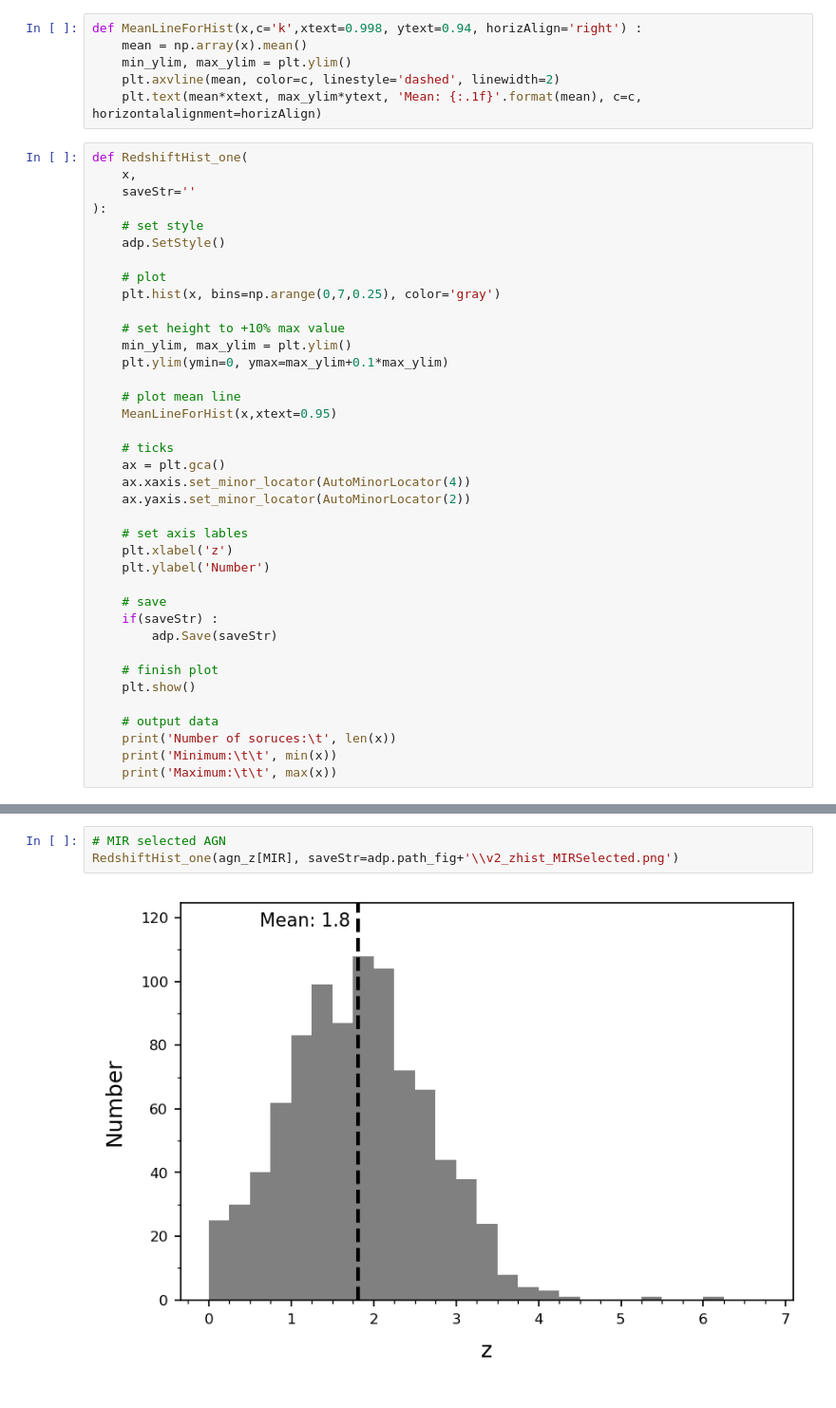
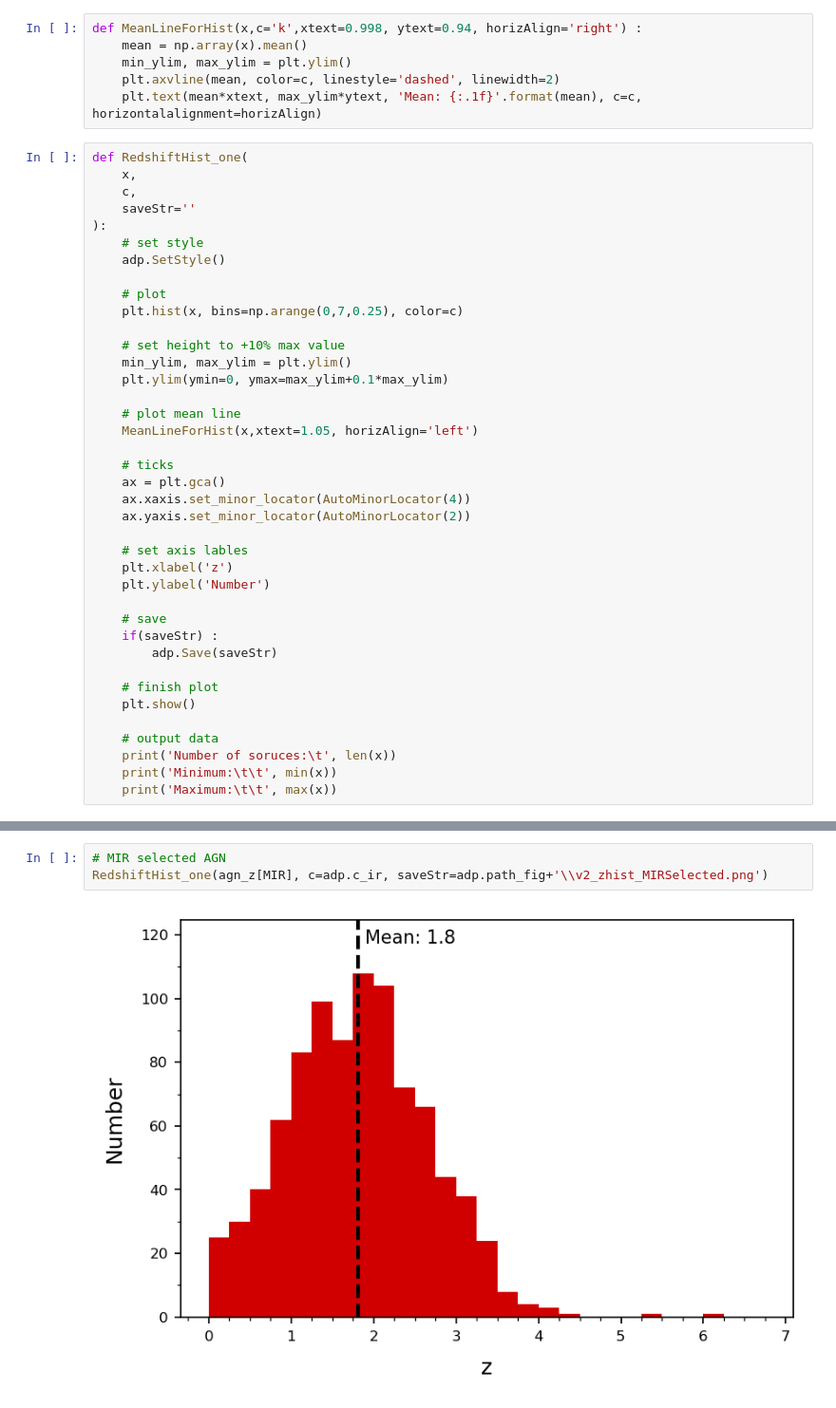
Before and after one commit to parallax-xallaraq/IfA-REU-Project, a Jupyter notebook: Code/v2_redshifts.ipynb, the cells around one changed output, grey strips where cells are left out. Shown: that part at 95% size. Drawn from its saved outputs; the diff is of its cells as text.

```diff
--- a/Code/v2_redshifts.ipynb
+++ b/Code/v2_redshifts.ipynb
@@ -79,20 +79,21 @@ def MeanLineForHist(x,c='k',xtext=0.998, ytext=0.94, horizAlign='right') :
 # %%
 def RedshiftHist_one(
     x,
+    c,
     saveStr=''
 ):
     # set style
     adp.SetStyle()
 
     # plot
-    plt.hist(x, bins=np.arange(0,7,0.25), color='gray')
+    plt.hist(x, bins=np.arange(0,7,0.25), color=c)
 
     # set height to +10% max value
     min_ylim, max_ylim = plt.ylim()
     plt.ylim(ymin=0, ymax=max_ylim+0.1*max_ylim)
 
     # plot mean line
-    MeanLineForHist(x,xtext=0.95)
+    MeanLineForHist(x,xtext=1.05, horizAlign='left')
 
     # ticks
     ax = plt.gca()
@@ -124,9 +125,9 @@ Minimum:                 0.104
 Maximum:                 6.062
 # %%
 # MIR selected AGN
-RedshiftHist_one(agn_z[MIR], saveStr=adp.path_fig+'\\v2_zhist_MIRSelected.png')
+RedshiftHist_one(agn_z[MIR], c=adp.c_ir, saveStr=adp.path_fig+'\\v2_zhist_MIRSelected.png')
 # %% [output]
-[figure, old version]
+[figure, new version]
 Number of soruces:       900
 Minimum:                 0.0
 Maximum:                 6.062
```
Also changed, not shown: parts of 1 cell of this notebook, 5 other files.
